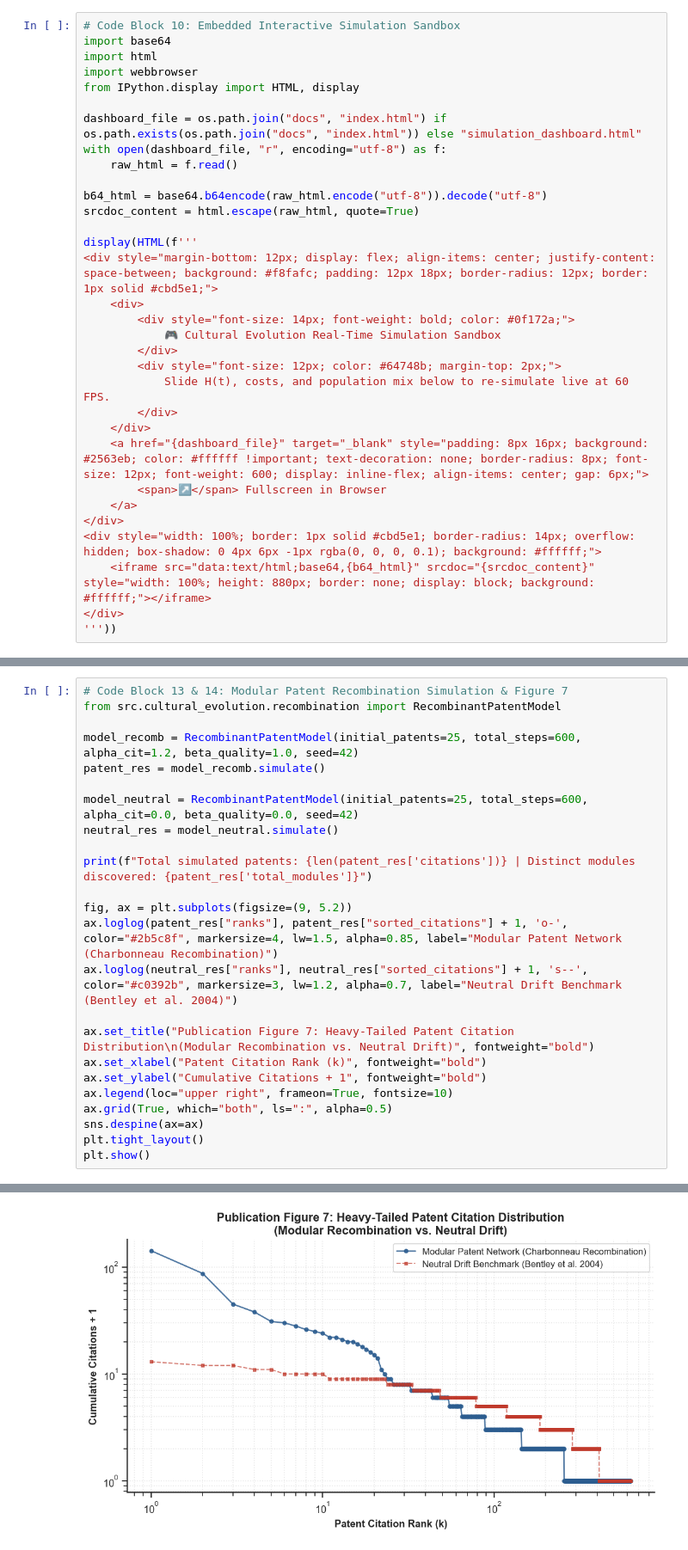
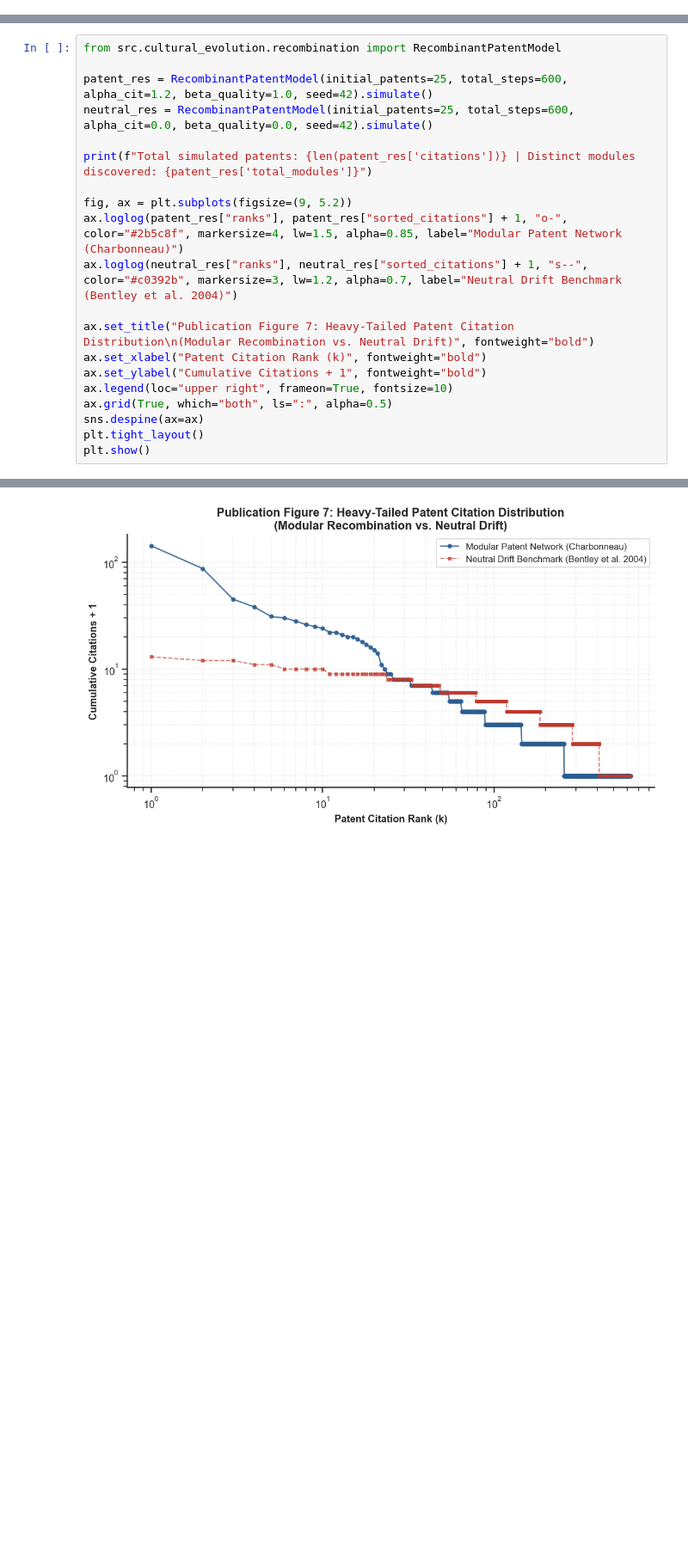
Before and after one commit to rares8283682/cultural-evolution-efficiency, a Jupyter notebook: cultural_evolution_project.ipynb, the cells around one changed output, grey strips where cells are left out. Shown at 86% size. Drawn from its saved outputs; the diff is of its cells as text; blank space fills up the shorter version.

```diff
--- a/cultural_evolution_project.ipynb
+++ b/cultural_evolution_project.ipynb
@@ -1018,32 +634,0 @@ plt.show()
-# %%
-# Code Block 10: Embedded Interactive Simulation Sandbox
-import base64
-import html
-import webbrowser
-from IPython.display import HTML, display
-
-dashboard_file = os.path.join("docs", "index.html") if os.path.exists(os.path.join("docs", "index.html")) else "simulation_dashboard.html"
-with open(dashboard_file, "r", encoding="utf-8") as f:
-    raw_html = f.read()
-
-b64_html = base64.b64encode(raw_html.encode("utf-8")).decode("utf-8")
-srcdoc_content = html.escape(raw_html, quote=True)
-
-display(HTML(f'''
-<div style="margin-bottom: 12px; display: flex; align-items: center; justify-content: space-between; background: #f8fafc; padding: 12px 18px; border-radius: 12px; border: 1px solid #cbd5e1;">
-    <div>
-        <div style="font-size: 14px; font-weight: bold; color: #0f172a;">
-            🎮 Cultural Evolution Real-Time Simulation Sandbox
-        </div>
-        <div style="font-size: 12px; color: #64748b; margin-top: 2px;">
-            Slide H(t), costs, and population mix below to re-simulate live at 60 FPS.
-        </div>
-    </div>
-    <a href="{dashboard_file}" target="_blank" style="padding: 8px 16px; background: #2563eb; color: #ffffff !important; text-decoration: none; border-radius: 8px; font-size: 12px; font-weight: 600; display: inline-flex; align-items: center; gap: 6px;">
-        <span>↗️</span> Fullscreen in Browser
-    </a>
-</div>
-<div style="width: 100%; border: 1px solid #cbd5e1; border-radius: 14px; overflow: hidden; box-shadow: 0 4px 6px -1px rgba(0, 0, 0, 0.1); background: #ffffff;">
-    <iframe src="data:text/html;base64,{b64_html}" srcdoc="{srcdoc_content}" style="width: 100%; height: 880px; border: none; display: block; background: #ffffff;"></iframe>
-</div>
-'''))
@@ -1110,32 +802,28 @@ plt.show()
 Extending the model into real-world patent networks (**Charbonneau, 2015, 2018**; suggested during class discussion): inventors recombine pre-existing functional patent modules weighted by cumulative prestige and quality:
 $$W_j = (\text{Citations}_j + 1)^\alpha \cdot (\text{Quality}_j)^\beta, \qquad Q_{t+1} = \max\left(Q_{\text{parent}_1}, Q_{\text{parent}_2}\right) + \Delta Q$$
 # %%
-# Code Block 13 & 14: Modular Patent Recombination Simulation & Figure 7
 from src.cultural_evolution.recombination import RecombinantPatentModel
 
-model_recomb = RecombinantPatentModel(initial_patents=25, total_steps=600, alpha_cit=1.2, beta_quality=1.0, seed=42)
-patent_res = model_recomb.simulate()
-
-model_neutral = RecombinantPatentModel(initial_patents=25, total_steps=600, alpha_cit=0.0, beta_quality=0.0, seed=42)
-neutral_res = model_neutral.simulate()
+patent_res = RecombinantPatentModel(initial_patents=25, total_steps=600, alpha_cit=1.2, beta_quality=1.0, seed=42).simulate()
+neutral_res = RecombinantPatentModel(initial_patents=25, total_steps=600, alpha_cit=0.0, beta_quality=0.0, seed=42).simulate()
 
 print(f"Total simulated patents: {len(patent_res['citations'])} | Distinct modules discovered: {patent_res['total_modules']}")
 
 fig, ax = plt.subplots(figsize=(9, 5.2))
-ax.loglog(patent_res["ranks"], patent_res["sorted_citations"] + 1, 'o-', color="#2b5c8f", markersize=4, lw=1.5, alpha=0.85, label="Modular Patent Network (Charbonneau Recombination)")
-ax.loglog(neutral_res["ranks"], neutral_res["sorted_citations"] + 1, 's--', color="#c0392b", markersize=3, lw=1.2, alpha=0.7, label="Neutral Drift Benchmark (Bentley et al. 2004)")
+ax.loglog(patent_res["ranks"], patent_res["sorted_citations"] + 1, "o-", color="#2b5c8f", markersize=4, lw=1.5, alpha=0.85, label="Modular Patent Network (Charbonneau)")
+ax.loglog(neutral_res["ranks"], neutral_res["sorted_citations"] + 1, "s--", color="#c0392b", markersize=3, lw=1.2, alpha=0.7, label="Neutral Drift Benchmark (Bentley et al. 2004)")
 
 ax.set_title("Publication Figure 7: Heavy-Tailed Patent Citation Distribution\n(Modular Recombination vs. Neutral Drift)", fontweight="bold")
 ax.set_xlabel("Patent Citation Rank (k)", fontweight="bold")
 ax.set_ylabel("Cumulative Citations + 1", fontweight="bold")
 ax.legend(loc="upper right", frameon=True, fontsize=10)
 ax.grid(True, which="both", ls=":", alpha=0.5)
 sns.despine(ax=ax)
 plt.tight_layout()
 plt.show()
 # %% [output]
 Total simulated patents: 625 | Distinct modules discovered: 35
-[figure, old version]
+[figure, new version]
 # %% [markdown]
 ---
 ## Extension 5.6: Macro-Technological Scenario Simulator ("Corporate R&D Time Machine")
```
Also changed, not shown: parts of 61 cells of this notebook, 1 other file.
